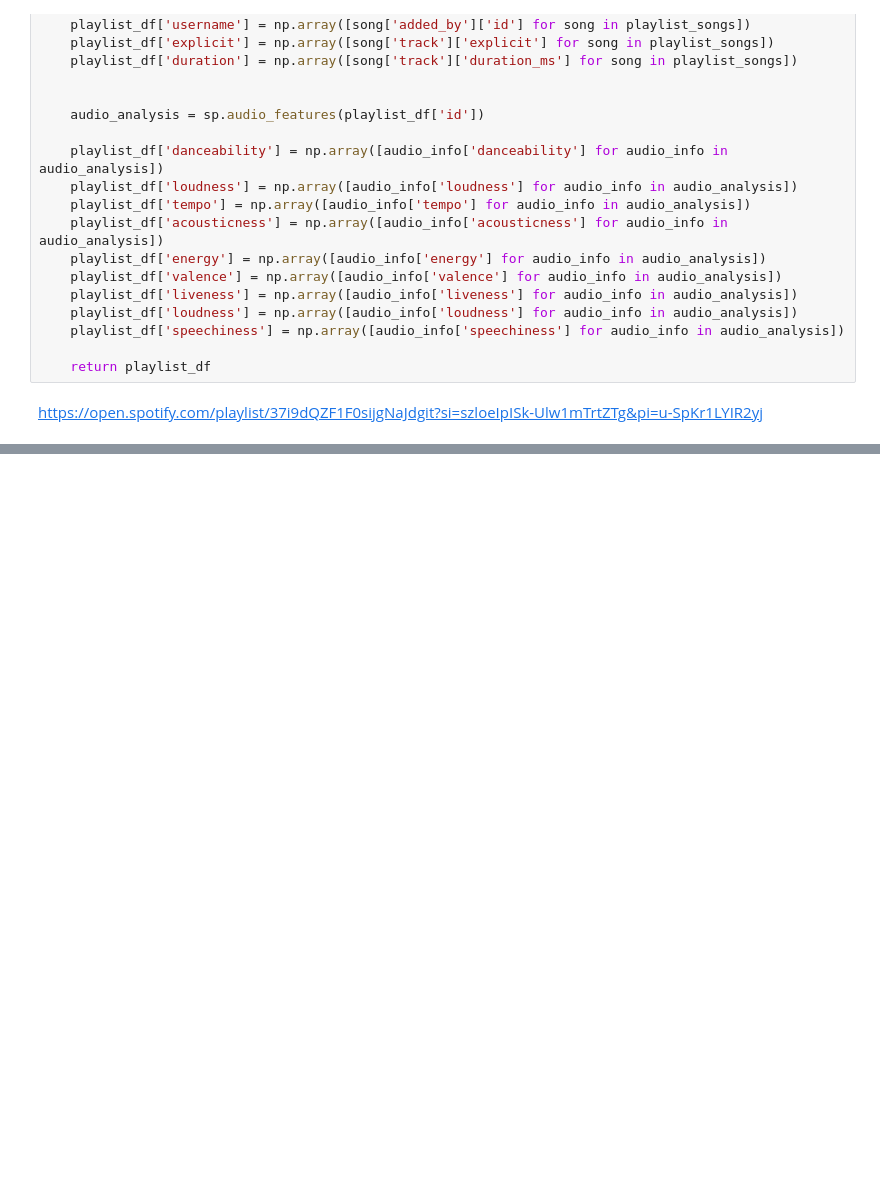
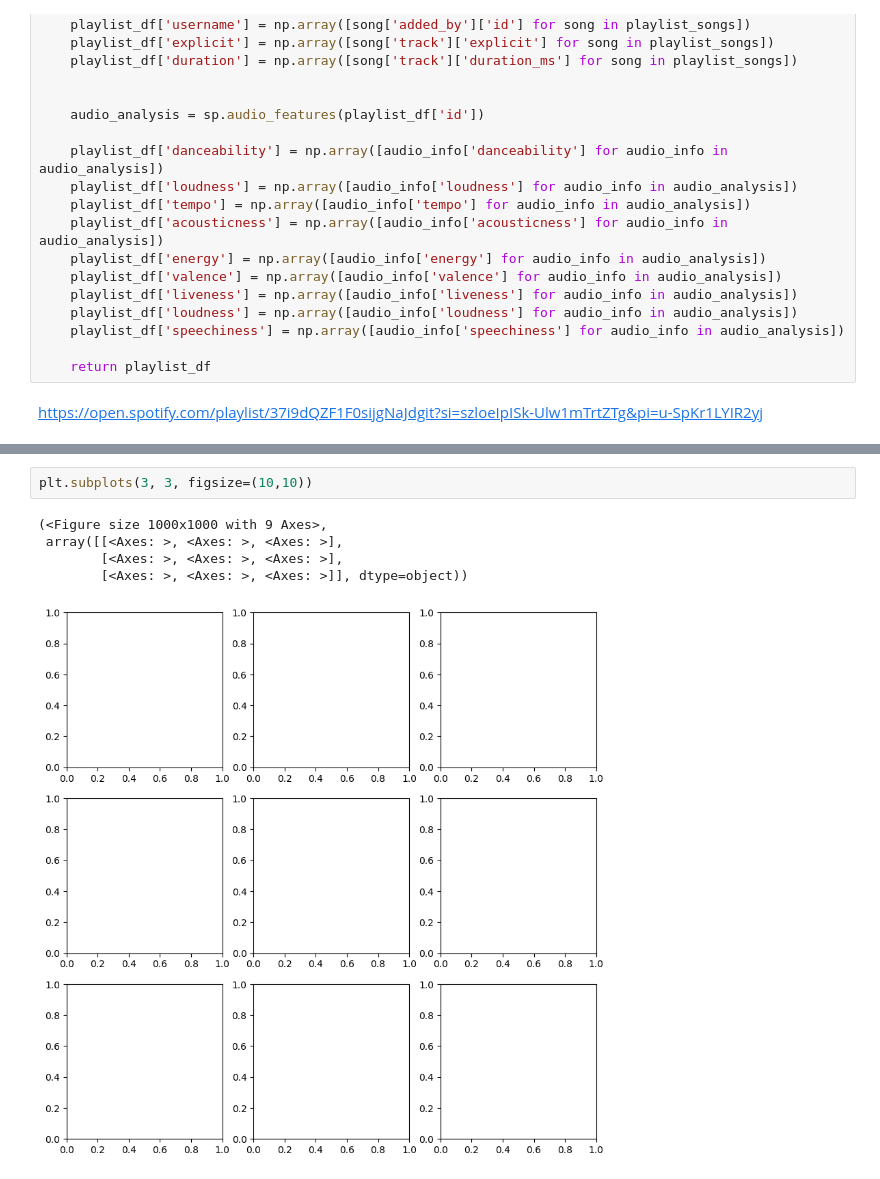
Before and after one commit to ihatmyself/Spotify-Categorized, a Jupyter notebook: spotify_mood.ipynb, the cells around one changed output, grey strips where cells are left out. Drawn from its saved outputs; the diff is of its cells as text; blank space fills up the shorter version.

```diff
--- a/spotify_mood.ipynb
+++ b/spotify_mood.ipynb
@@ -81,0 +93,8 @@ music_pairplot
+# %%
+plt.subplots(3, 3, figsize=(10,10))
+# %% [output]
+(<Figure size 1000x1000 with 9 Axes>,
+ array([[<Axes: >, <Axes: >, <Axes: >],
+        [<Axes: >, <Axes: >, <Axes: >],
+        [<Axes: >, <Axes: >, <Axes: >]], dtype=object))
+[figure, added]
```
Also changed, not shown: parts of 2 cells of this notebook.
